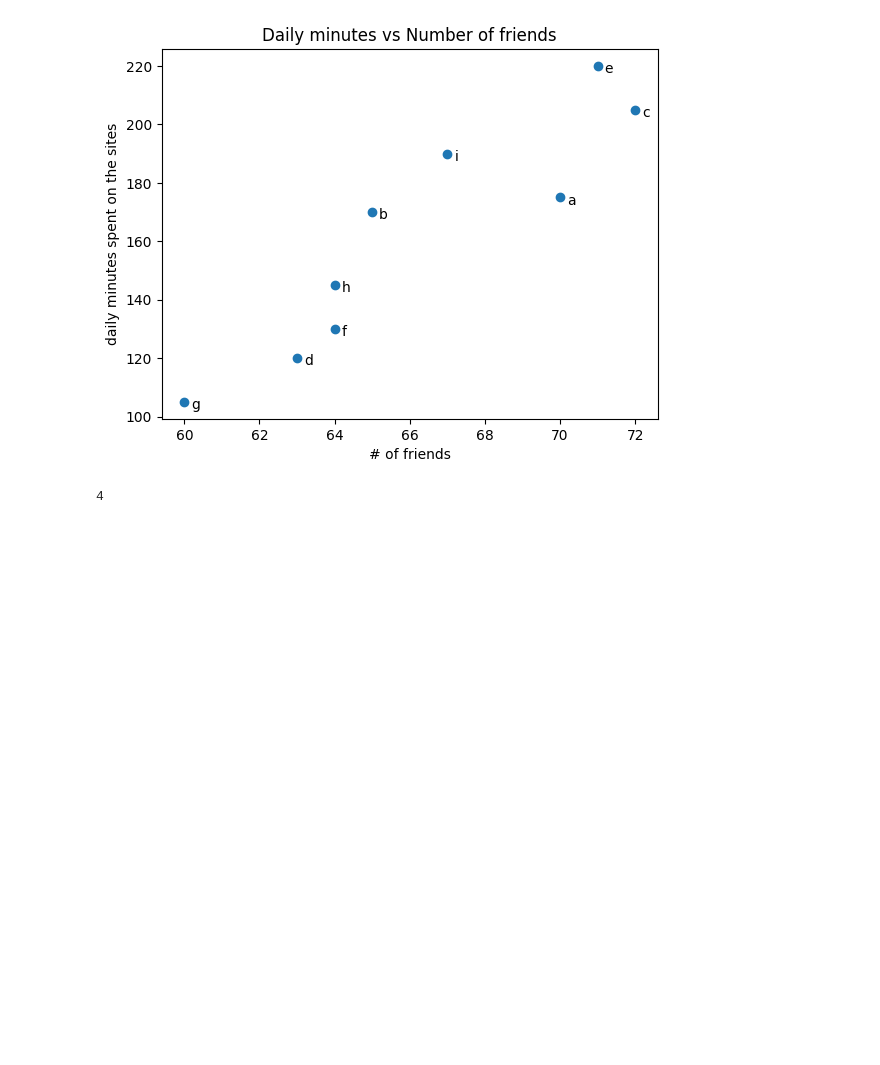
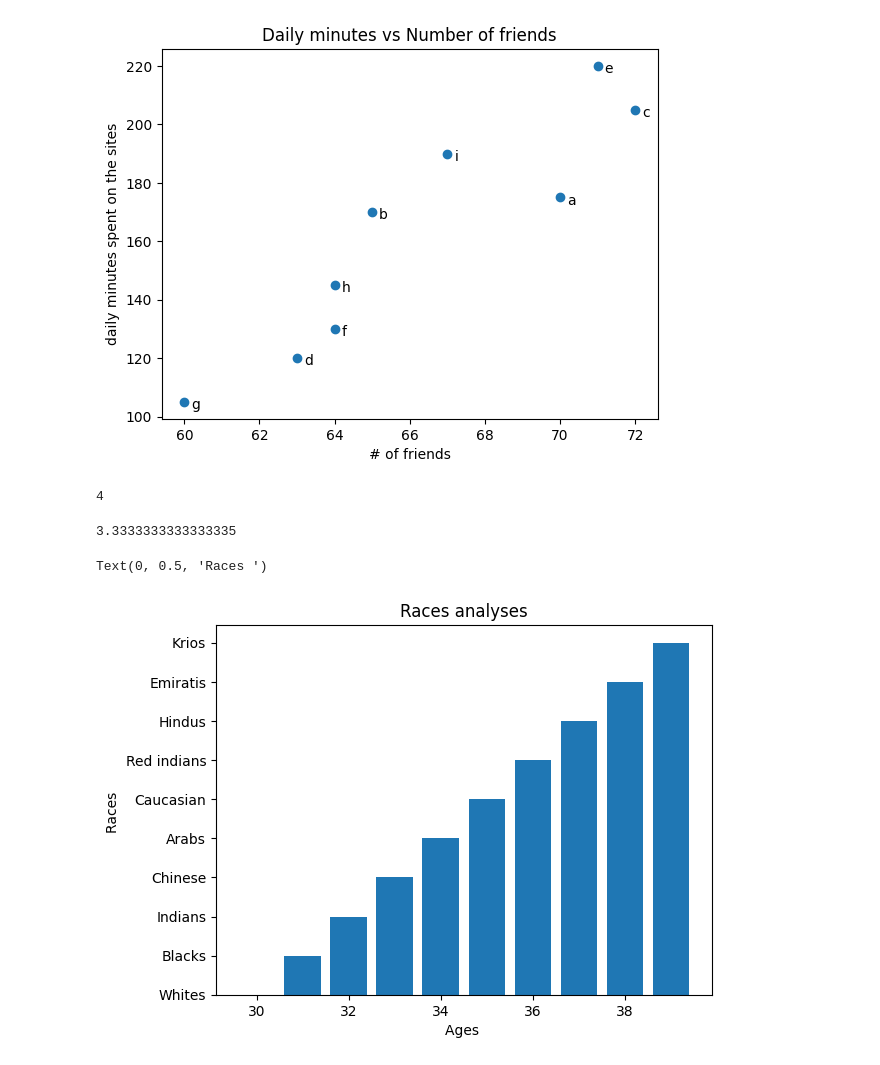
Before and after one commit to sangaryousmane/road_to_datascience, a Jupyter notebook: python-basics/ds-from-scratch/visualize1.ipynb, the cells around one changed output. Cells and saved outputs as stored; diff of their text form; code cells hidden in the pictures; blank space fills up the shorter version.

```diff
--- a/python-basics/ds-from-scratch/visualize1.ipynb
+++ b/python-basics/ds-from-scratch/visualize1.ipynb
@@ -90,3 +94,48 @@ def data_range(x):
 data_range([3, 4, 1, 5])
 # %% [output]
 4
+# %%
+# Measure of dispersion
+import random
+
+
+def dot(v, w):
+    return sum([v_i * w_i for v_i, w_i in zip(v, w)])
+
+
+def square_distance(v):
+    return dot(v, v)
+
+
+def dev_mean(x):
+    x_bar = sum(x) / len(x)
+    return [x_i - x_bar for x_i in x]
+
+
+def variation1(vector):
+    n = len(vector)
+    return square_distance(dev_mean(vector)) / (n - 1)
+
+
+def standard_deviation(v):
+    return math.sqrt(variation1(v))
+
+
+v = [2, 4, 5, 1]
+print(variation1(v));
+# %% [output]
+3.3333333333333335
+# %%
+import numpy as np
+
+ages = np.arange(30, 40)
+names = ["Whites", "Blacks", "Indians", "Chinese", "Arabs",
+         "Caucasian", "Red indians", "Hindus", "Emiratis", "Krios"]
+
+plt.bar(ages, names)
+plt.title("Races analyses")
+plt.xlabel("Ages ")
+plt.ylabel("Races ")
+# %% [output]
+Text(0, 0.5, 'Races ')
+[figure, added]
```
Also changed, not shown: parts of 2 cells of this notebook.
